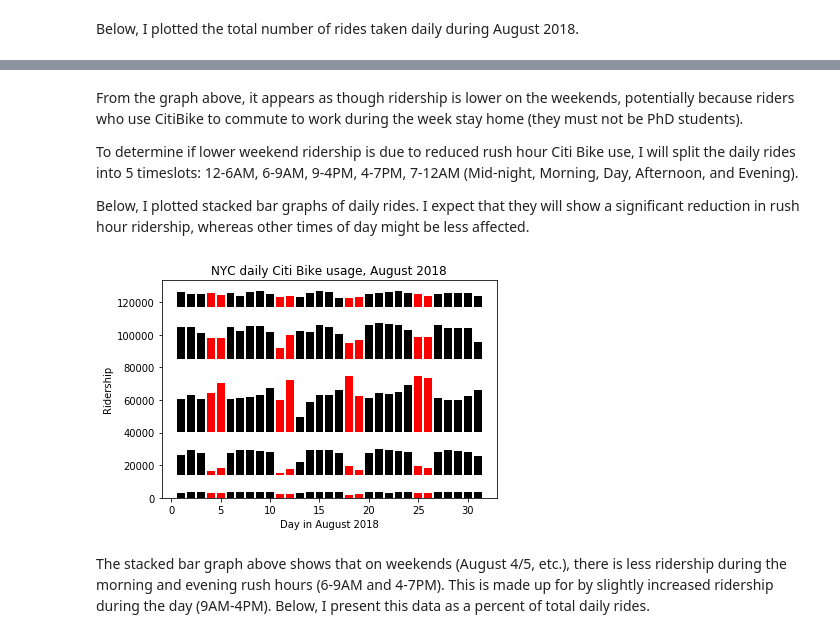
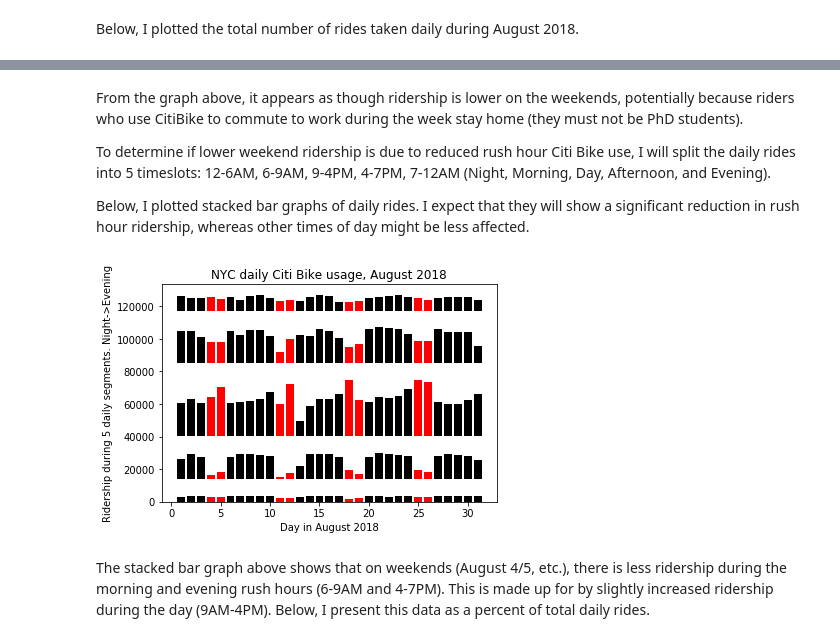
Before and after one commit to Trid3nt/NYC-Citi-Bike-and-Weather, a Jupyter notebook: NYC Weather and Citi Bike.ipynb, the cells around one changed output, grey strips where cells are left out. Cells and saved outputs as stored; diff of their text form; code cells hidden in the pictures.

Commit message:
Fixing graphs and interactive video

```diff
--- a/NYC Weather and Citi Bike.ipynb
+++ b/NYC Weather and Citi Bike.ipynb
@@ -50,60 +50,53 @@ plt.show()
 # %% [markdown]
 From the graph above, it appears as though ridership is lower on the weekends, potentially because riders who use CitiBike to commute to work during the week stay home (they must not be PhD students).
 
-To determine if lower weekend ridership is due to reduced rush hour Citi Bike use, I will split the daily rides into 5 timeslots: 12-6AM, 6-9AM, 9-4PM, 4-7PM, 7-12AM (Mid-night, Morning, Day, Afternoon, and Evening).
+To determine if lower weekend ridership is due to reduced rush hour Citi Bike use, I will split the daily rides into 5 timeslots: 12-6AM, 6-9AM, 9-4PM, 4-7PM, 7-12AM (Night, Morning, Day, Afternoon, and Evening).
 
 Below, I plotted stacked bar graphs of daily rides. I expect that they will show a significant reduction in rush hour ridership, whereas other times of day might be less affected.
 # %%
 #Make a table with the hour and day of each ride
 ride_days = df.apply(lambda row: [int(row['starttime'][8:10]),int(row['starttime'][11:13])], axis=1)
 
-#Keep track of rides taking place during [Mid-night, morning, day, afternoon, evening]
+#Keep track of rides taking place during [night, morning, day, afternoon, evening]
 rides_per_day = [[0,0,0,0,0] for i in range(31)]
 
 for i in ride_days:
     time_of_day = -1
     if i[1] <= 6:
         time_of_day = 0
     elif i[1] <= 9:
         time_of_day = 1
     elif i[1] <= 16:
         time_of_day = 2
     elif i[1] <= 19:
         time_of_day = 3
     else:
         time_of_day = 4
 
     rides_per_day[i[0]-1][time_of_day] += 1
 
 #Generate numpy arrays for plotting
 numpy_rides_per_day = np.array(rides_per_day)
-midnight = numpy_rides_per_day[:,0]
+night = numpy_rides_per_day[:,0]
 morning = numpy_rides_per_day[:,1]
 day = numpy_rides_per_day[:,2]
 afternoon = numpy_rides_per_day[:,3]
 evening = numpy_rides_per_day[:,4]
 
 #Separate bars to better compare columns
-p_midnight = plt.bar(days, midnight, color=colors)
-p_morning = plt.bar(days, morning, bottom=(10000+max(midnight)), color=colors)
-p_day = plt.bar(days, day, bottom=(20000+max(midnight)+max(morning)), color=colors)
-p_afternoon = plt.bar(days, afternoon, bottom=(30000+max(midnight)+max(morning)+max(day)), color=colors)
-p_evening = plt.bar(days, evening, bottom=(40000+max(midnight)+max(morning)+max(day)+max(afternoon)), color=colors)
+p_night = plt.bar(days, night, color=colors)
+p_morning = plt.bar(days, morning, bottom=(10000+max(night)), color=colors)
+p_day = plt.bar(days, day, bottom=(20000+max(night)+max(morning)), color=colors)
+p_afternoon = plt.bar(days, afternoon, bottom=(30000+max(night)+max(morning)+max(day)), color=colors)
+p_evening = plt.bar(days, evening, bottom=(40000+max(night)+max(morning)+max(day)+max(afternoon)), color=colors)
 #plt.gca().axes.get_yaxis().set_visible(False)
-
-#Graphs touching to compare contribution to daily ridership
-#p_midnight = plt.bar(days, midnight, color = 'r')
-#p_morning = plt.bar(days, morning, bottom=midnight, color='b')
-#p_day = plt.bar(days, day, bottom=midnight+morning, color='g')
-#p_afternoon = plt.bar(days, afternoon, bottom=midnight+morning+day, color = 'c')
-#p_evening = plt.bar(days, evening, bottom=midnight+morning+day, color = 'y')
-#plt.legend((p_midnight,p_morning,p_day,p_afternoon,p_evening),('Mid-night', 'Morning','Day','Afternoon','Evening'))
 
 plt.title('NYC daily Citi Bike usage, August 2018')
 plt.xlabel('Day in August 2018')
-plt.ylabel('Ridership')
+plt.ylabel('Ridership during 5 daily segments. Night->Evening')
+
 plt.show()
 # %% [output]
-[figure, old version]
+[figure, new version]
 # %% [markdown]
 The stacked bar graph above shows that on weekends (August 4/5, etc.), there is less ridership during the morning and evening rush hours (6-9AM and 4-7PM). This is made up for by slightly increased ridership during the day (9AM-4PM). Below, I present this data as a percent of total daily rides.
```
Also changed, not shown: parts of 4 cells of this notebook.
